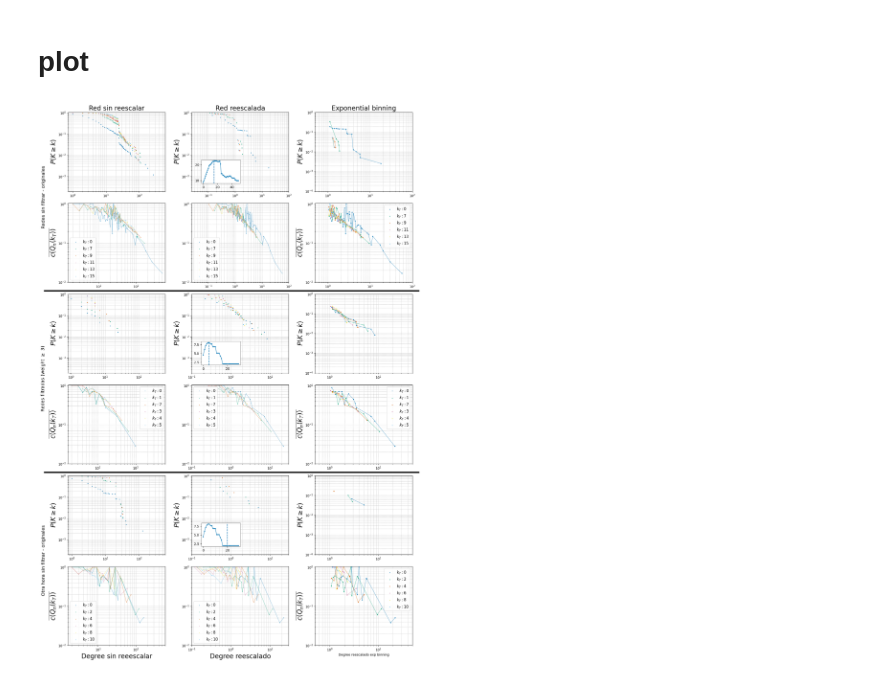
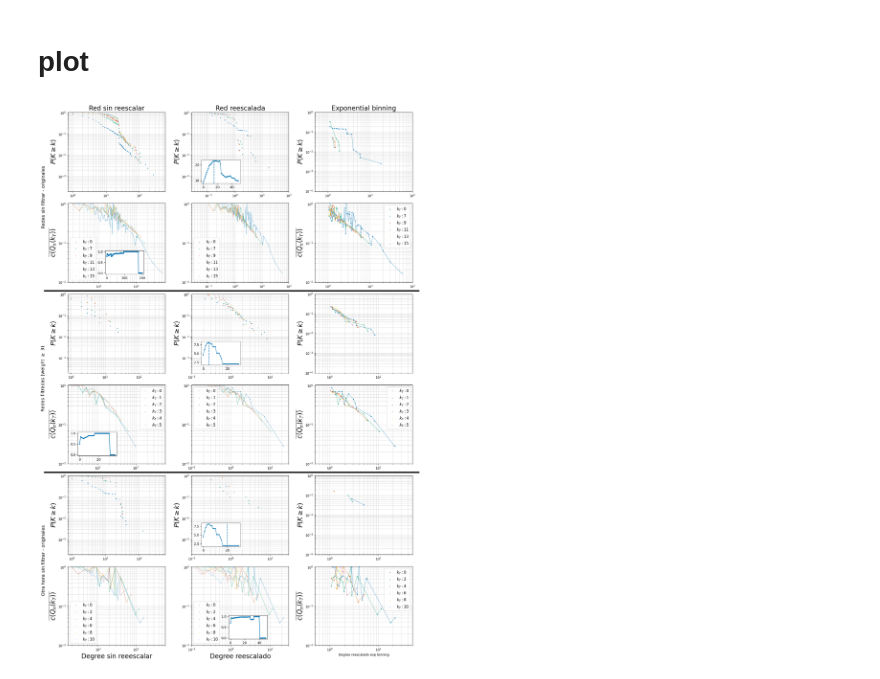
Before and after one commit to Manusua/self-similarity-in-social-movements, a Jupyter notebook: Self_similarity_check_ch.ipynb, the cells around one changed output. Drawn from its saved outputs; the diff is of its cells as text; code cells hidden in the pictures.

Commit message:
Added plots with check

```diff
--- a/Self_similarity_check_ch.ipynb
+++ b/Self_similarity_check_ch.ipynb
@@ -537,11 +539,16 @@ plot_pdf_expbin(axs[2], arr_ccdf_points_ch_h, arr_kt_plot_ch_h,
 ### Sin reescalar
 
 plot_clust_ss(axs[3], arr_kt_plot_ch_h, dict_norm_int_deg_ch_h_noreescale, xlim=xlim_ch_h_n, ylim=(0.01, 1.05), ylabel=r"$\overline{c(Q_n(k_T))}$")
-
+ax_inset = axs[3].inset_axes([0.38, 0.1, 0.4, 0.3])
+ax_inset.plot(list(dict_thres_avg_clust_ch_h_noreescale.keys())[0:300], list(dict_thres_avg_clust_ch_h_noreescale.values())[0:300])
+ax_inset.scatter(list(dict_thres_avg_clust_ch_h_noreescale.keys())[0:300], list(dict_thres_avg_clust_ch_h_noreescale.values())[0:300], s=6)
 
 ### Reescalando
 
 plot_clust_ss(axs[4], arr_kt_plot_ch_h, dict_norm_int_deg_ch_h, xlim=xlim_ch_h, ylim=(0.01, 1.05))
+"""ax_inset = axs[4].inset_axes([0.38, 0.1, 0.4, 0.3])
+ax_inset.plot(list(dict_thres_avg_clust_ch_h.keys())[0:300], list(dict_thres_avg_clust_ch_h.values())[0:300])
+ax_inset.scatter(list(dict_thres_avg_clust_ch_h.keys())[0:300], list(dict_thres_avg_clust_ch_h.values())[0:300], s=6)"""
 
 ### Exp binning
 
@@ -587,6 +594,9 @@ plot_pdf_expbin(axs[8], arr_ccdf_points_ch_f, arr_kt_plot_ch_f,
 ### Sin reescalar
 
 plot_clust_ss(axs[9], arr_kt_plot_ch_f, dict_norm_int_deg_ch_f_noreescale, xlim=xlim_ch_f_n, ylim=(0.01, 1.05), ylabel=r"$\overline{c(Q_n(k_T))}$")
+ax_inset = axs[9].inset_axes([0.1, 0.1, 0.4, 0.3])
+ax_inset.plot(list(dict_thres_avg_clust_ch_f_noreescale.keys())[0:300], list(dict_thres_avg_clust_ch_f_noreescale.values())[0:300])
+ax_inset.scatter(list(dict_thres_avg_clust_ch_f_noreescale.keys())[0:300], list(dict_thres_avg_clust_ch_f_noreescale.values())[0:300], s=6)
 
 
 
@@ -646,6 +656,9 @@ plot_clust_ss(axs[15], arr_kt_plot_ch_o, dict_norm_int_deg_ch_o_noreescale, xlim
 ### Reescalando
 
 plot_clust_ss(axs[16], arr_kt_plot_ch_o, dict_norm_int_deg_ch_o, xlim=xlim_ch_o, ylim=(0.01, 1.05))
+ax_inset = axs[16].inset_axes([0.38, 0.08, 0.4, 0.3])
+ax_inset.plot(list(dict_thres_avg_clust_ch_o.keys())[0:50], list(dict_thres_avg_clust_ch_o.values())[0:50])
+ax_inset.scatter(list(dict_thres_avg_clust_ch_o.keys())[0:50], list(dict_thres_avg_clust_ch_o.values())[0:50], s=6)
 
 ### Exp binning
 
@@ -653,31 +666,31 @@ plot_clust_ss_expbin(axs[17], arr_kt_plot_ch_o, dict_norm_int_deg_ch_o,
                      aa=1.02, xlim=xlim_ch_o_e, ylim=(0.01, 1.05),
                      alpha=0.7, marker="o", linewidth=0.8, s=2)
 
 
 axs[15].set_xlabel("Degree sin reeescalar")
 axs[16].set_xlabel("Degree reescalado")
 axs[17].set_xlabel("Degree reescalado exp binning")
 
 
 
 
 
 plt.tight_layout()
 # Líneas horizontales gruesas entre filas 2-3 y 4-5
 y_line1 = (axs[5].get_position().ymin + axs[6].get_position().ymax) / 2 - 0.005
 y_line2 = (axs[11].get_position().ymin + axs[12].get_position().ymax) / 2 - 0.005
 fig.add_artist(Line2D([0, 1], [y_line1, y_line1], transform=fig.transFigure, color='black', linewidth=4))
 fig.add_artist(Line2D([0, 1], [y_line2, y_line2], transform=fig.transFigure, color='black', linewidth=4))
 # Etiquetas de grupo a la izquierda (entre filas)
 x_left = axs[0].get_position().x0 - 0.06
 y_12 = (axs[2].get_position().y0 + axs[3].get_position().y1) / 2
 y_34 = (axs[8].get_position().y0 + axs[9].get_position().y1) / 2
 y_56 = (axs[14].get_position().y0 + axs[15].get_position().y1) / 2
 fig.text(x_left, y_12, "Redes sin filtrar - originales", rotation=90, ha='right', va='center', fontsize=14)
 fig.text(x_left, y_34, "Redes filtradas (weight $\\geq$ 3)", rotation=90, ha='right', va='center', fontsize=14)
 fig.text(x_left, y_56, "Otra hora sin filtrar - originales", rotation=90, ha='right', va='center', fontsize=14)
 
 fig.savefig("plots/self_similarity_check_ch.png", dpi=300)
 plt.show()
 # %% [output]
-[figure, old version]
+[figure, new version]
```
Also changed, not shown: parts of 2 cells of this notebook, 35 other files.
